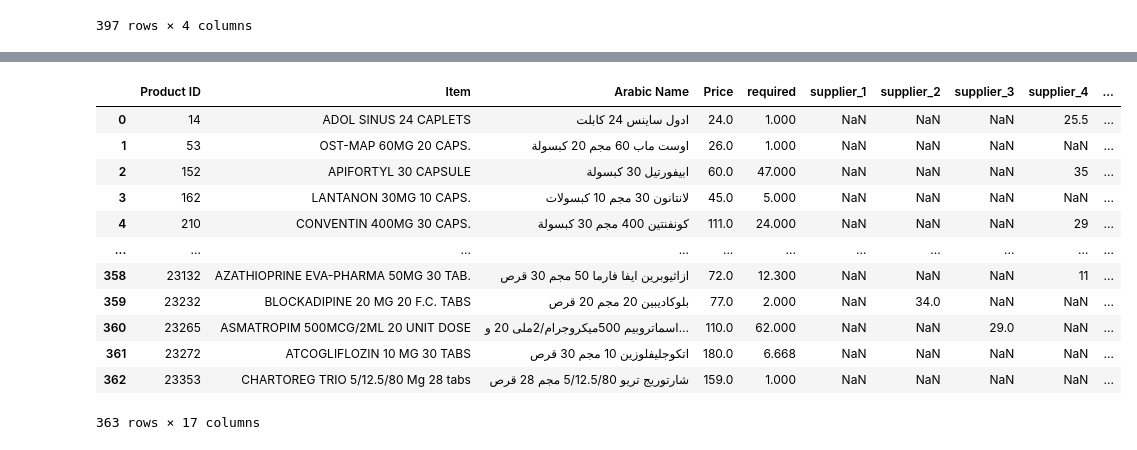
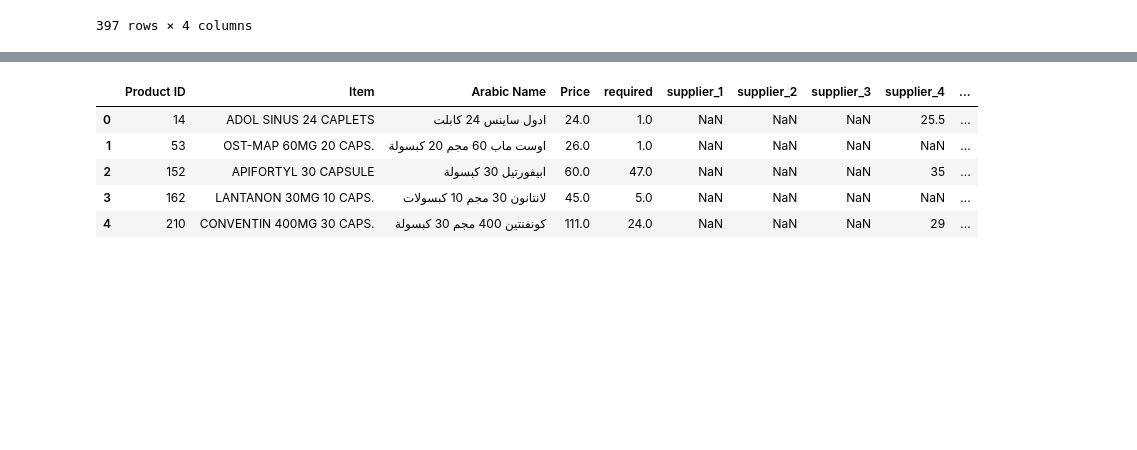
Before and after one commit to MohamadSafwat/Discount-Percentage, a Jupyter notebook: Discount Comparison.ipynb, the cells around one changed output, grey strips where cells are left out. Cells and saved outputs as stored; diff of their text form; code cells hidden in the pictures; blank space fills up the shorter version.

Commit message:
head(5)

```diff
--- a/Discount Comparison.ipynb
+++ b/Discount Comparison.ipynb
@@ -690,21 +599,14 @@ for df in merged_list[1:]:
 
 final_df.drop(['new Name','conc'], axis = 1, inplace = True)
 # %%
-final_df.head()
+final_df.head(5)
 # %% [output]
 |  | Product ID | Item | Arabic Name | Price | required | supplier_1 | supplier_2 | supplier_3 | supplier_4 | ... |
-| 0 | 14 | ADOL SINUS 24 CAPLETS | ادول ساينس 24 كابلت | 24.0 | 1.000 | NaN | NaN | NaN | 25.5 | ... |
-| 1 | 53 | OST-MAP 60MG 20 CAPS. | اوست ماب 60 مجم 20 كبسولة | 26.0 | 1.000 | NaN | NaN | NaN | NaN | ... |
-| 2 | 152 | APIFORTYL 30 CAPSULE | ابيفورتيل 30 كبسولة | 60.0 | 47.000 | NaN | NaN | NaN | 35 | ... |
-| 3 | 162 | LANTANON 30MG 10 CAPS. | لانتانون 30 مجم 10 كبسولات | 45.0 | 5.000 | NaN | NaN | NaN | NaN | ... |
-| 4 | 210 | CONVENTIN 400MG 30 CAPS. | كونفنتين 400 مجم 30 كبسولة | 111.0 | 24.000 | NaN | NaN | NaN | 29 | ... |
-| ... | ... | ... | ... | ... | ... | ... | ... | ... | ... | ... |
-| 358 | 23132 | AZATHIOPRINE EVA-PHARMA 50MG 30 TAB. | ازاثيوبرين ايفا فارما 50 مجم 30 قرص | 72.0 | 12.300 | NaN | NaN | NaN | 11 | ... |
-| 359 | 23232 | BLOCKADIPINE 20 MG 20 F.C. TABS | بلوكاديبين 20 مجم 20 قرص | 77.0 | 2.000 | NaN | 34.0 | NaN | NaN | ... |
-| 360 | 23265 | ASMATROPIM 500MCG/2ML 20 UNIT DOSE | اسماتروبيم 500ميكروجرام/2ملى 20 و... | 110.0 | 62.000 | NaN | NaN | 29.0 | NaN | ... |
-| 361 | 23272 | ATCOGLIFLOZIN 10 MG 30 TABS | اتكوجليفلوزين 10 مجم 30 قرص | 180.0 | 6.668 | NaN | NaN | NaN | NaN | ... |
-| 362 | 23353 | CHARTOREG TRIO 5/12.5/80 Mg 28 tabs | شارتوريج تريو 5/12.5/80 مجم 28 قرص | 159.0 | 1.000 | NaN | NaN | NaN | NaN | ... |
+| 0 | 14 | ADOL SINUS 24 CAPLETS | ادول ساينس 24 كابلت | 24.0 | 1.0 | NaN | NaN | NaN | 25.5 | ... |
+| 1 | 53 | OST-MAP 60MG 20 CAPS. | اوست ماب 60 مجم 20 كبسولة | 26.0 | 1.0 | NaN | NaN | NaN | NaN | ... |
+| 2 | 152 | APIFORTYL 30 CAPSULE | ابيفورتيل 30 كبسولة | 60.0 | 47.0 | NaN | NaN | NaN | 35 | ... |
+| 3 | 162 | LANTANON 30MG 10 CAPS. | لانتانون 30 مجم 10 كبسولات | 45.0 | 5.0 | NaN | NaN | NaN | NaN | ... |
+| 4 | 210 | CONVENTIN 400MG 30 CAPS. | كونفنتين 400 مجم 30 كبسولة | 111.0 | 24.0 | NaN | NaN | NaN | 29 | ... |
-363 rows × 17 columns
 # %%
 # history_df contains previous discount data
 
```
Also changed, not shown: parts of 13 cells of this notebook.
